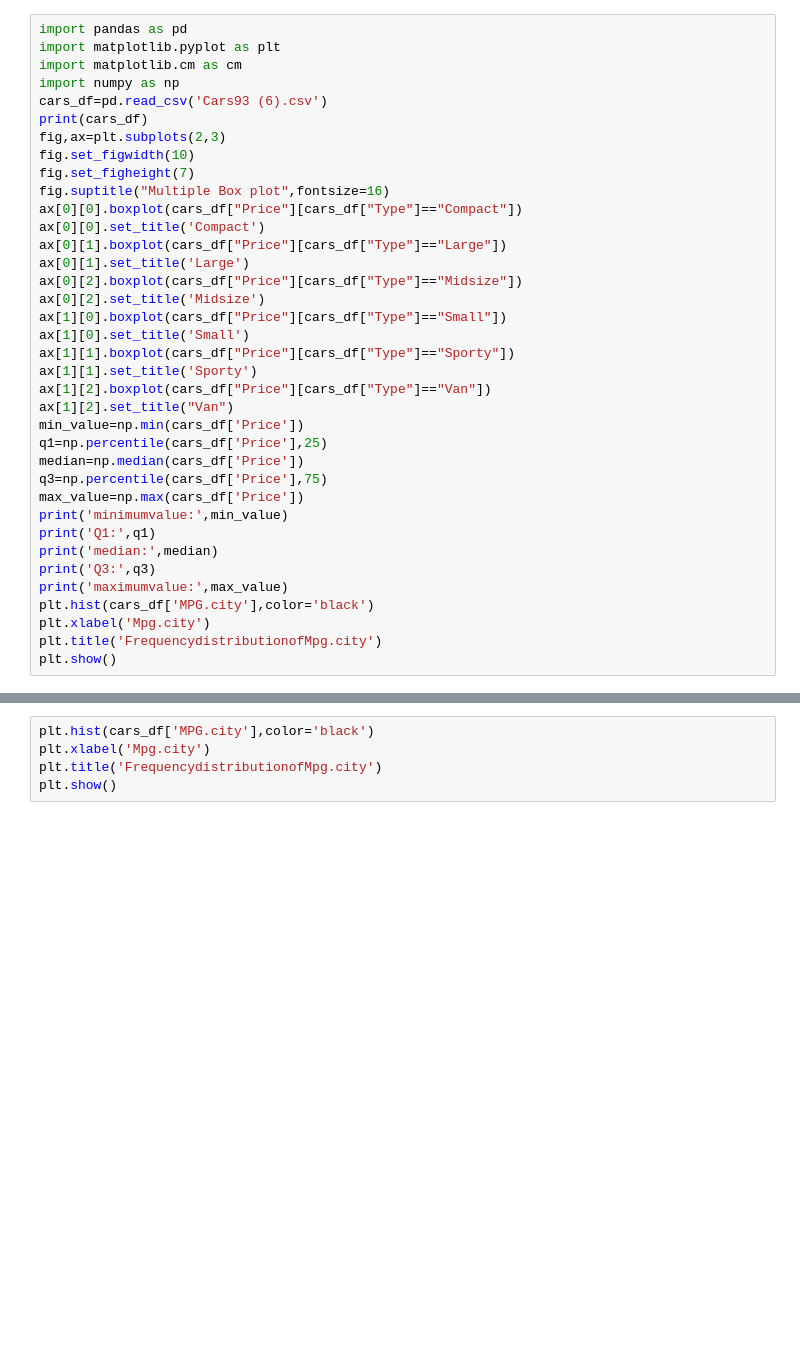
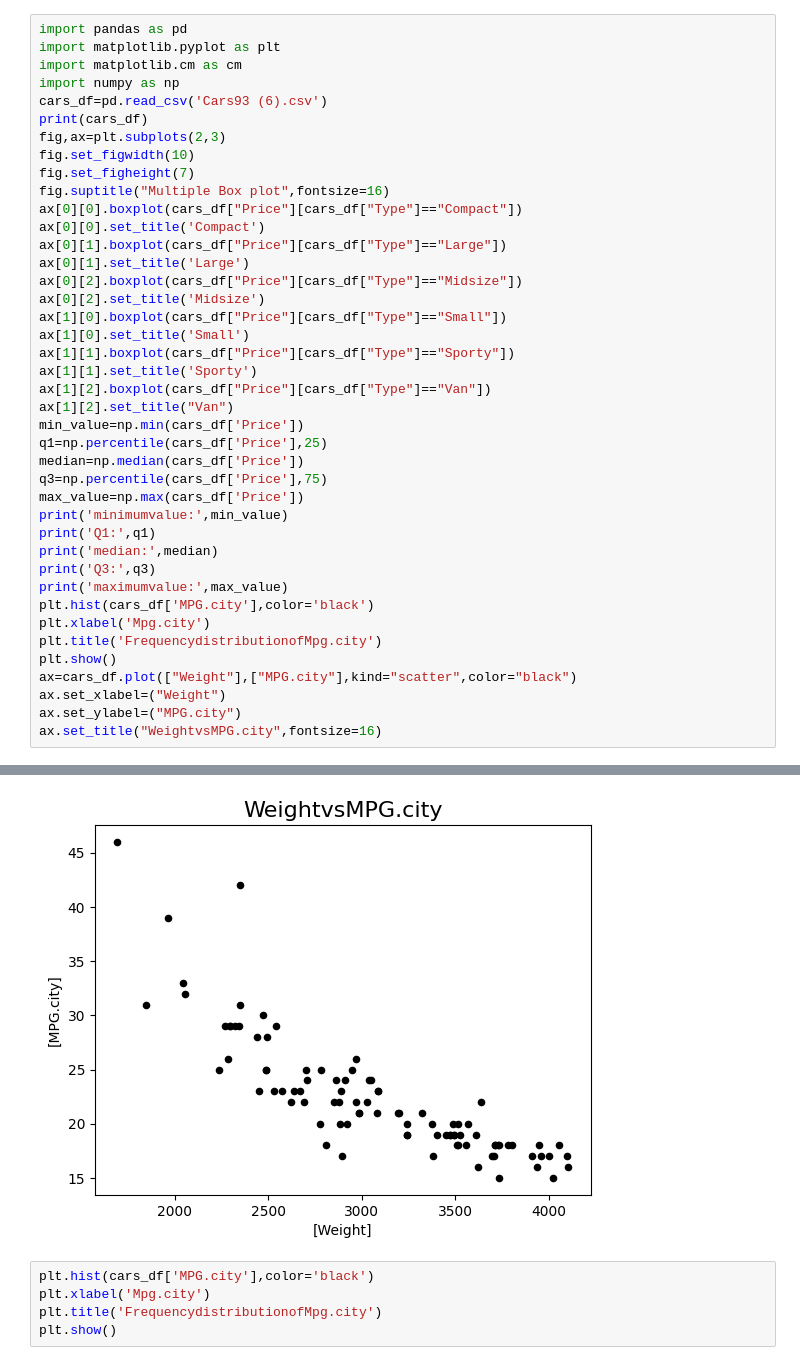
Before and after one commit to sowmya236/demo-123, a Jupyter notebook: Untitled5.ipynb, the cells around one changed output, grey strips where cells are left out. Drawn from its saved outputs; the diff is of its cells as text; blank space fills up the shorter version.

```diff
--- a/Untitled5.ipynb
+++ b/Untitled5.ipynb
@@ -37,6 +37,10 @@ plt.hist(cars_df['MPG.city'],color='black')
 plt.xlabel('Mpg.city')
 plt.title('FrequencydistributionofMpg.city')
 plt.show()
+ax=cars_df.plot(["Weight"],["MPG.city"],kind="scatter",color="black")
+ax.set_xlabel=("Weight")
+ax.set_ylabel=("MPG.city")
+ax.set_title("WeightvsMPG.city",fontsize=16)
 # %% [output]
     Id Manufacturer    Model     Type  Min.Price  Price  Max.Price  MPG.city  \
 0    1        Acura  Integra    Small       12.9   15.9       18.8        25
@@ -59,3 +64,4 @@ maximumvalue: 61.9
+[figure, added]
 # %%
 plt.hist(cars_df['MPG.city'],color='black')
 plt.xlabel('Mpg.city')
```
Also changed, not shown: parts of 1 cell of this notebook.
